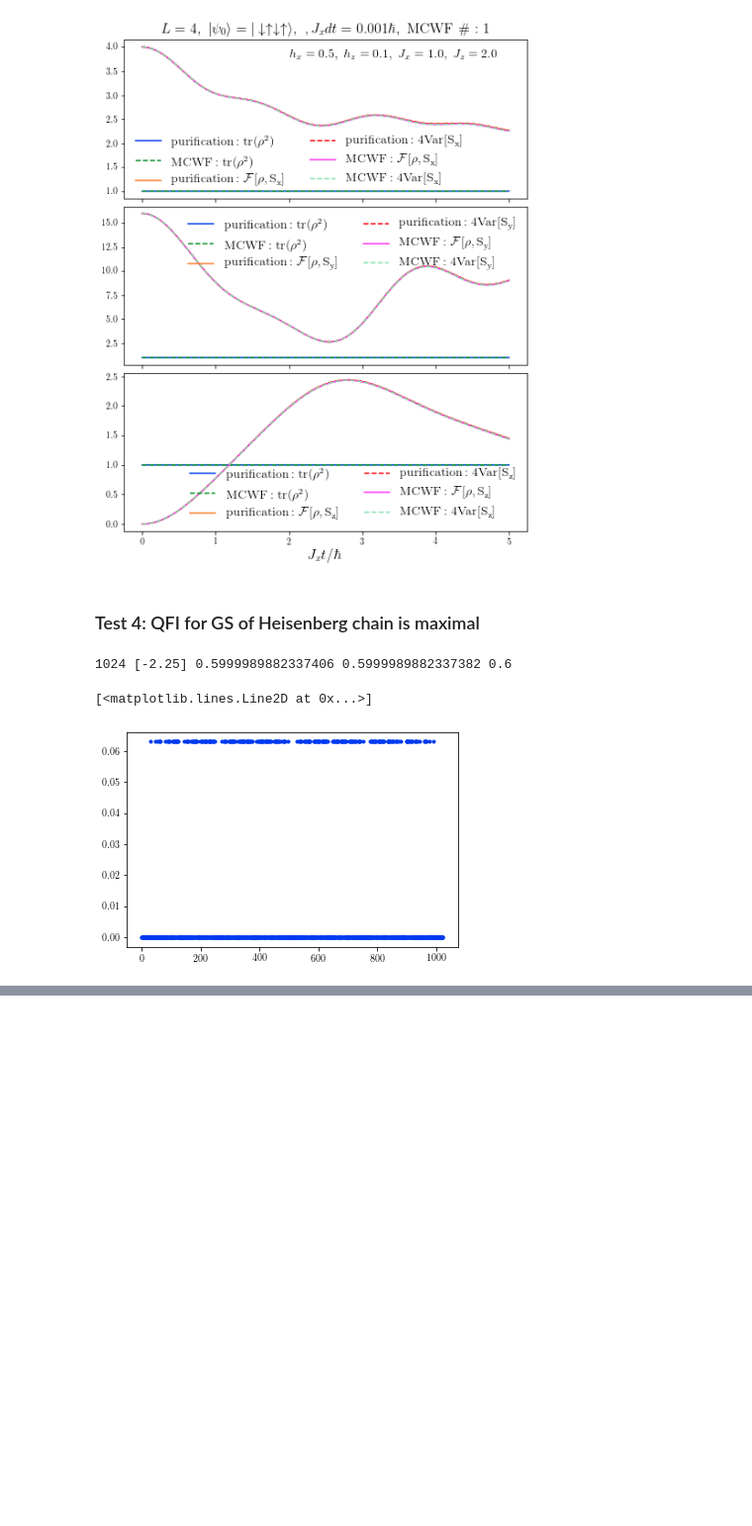
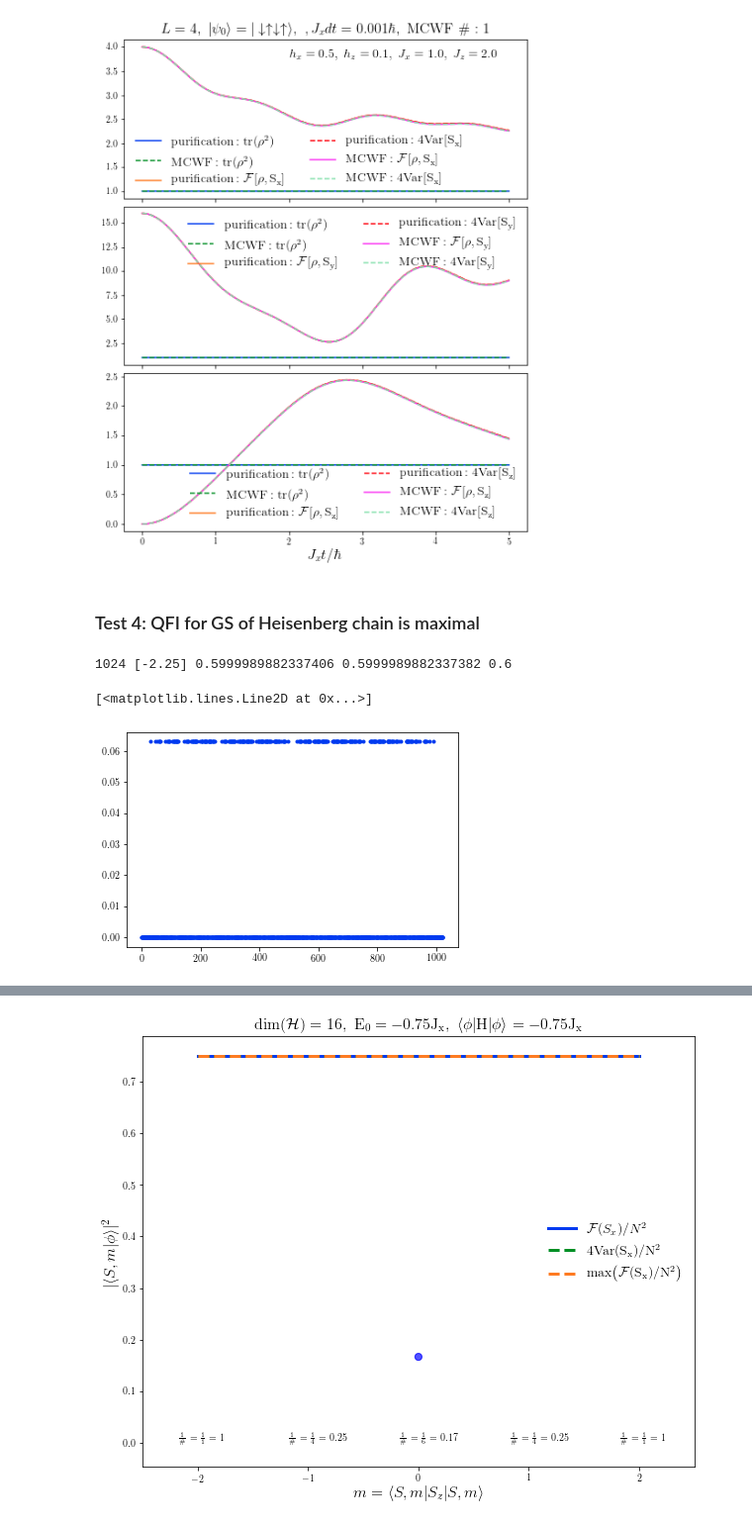
Before and after one commit to nataliejpg/QuantumResourceEstimation, a Jupyter notebook: exact_diagonalisation/XXZ_ED_Lindblad_Purification.ipynb, the cells around one changed output, grey strips where cells are left out. Shown at 99% size. Cells and saved outputs as stored; diff of their text form; code cells hidden in the pictures; blank space fills up the shorter version.

```diff
--- a/exact_diagonalisation/XXZ_ED_Lindblad_Purification.ipynb
+++ b/exact_diagonalisation/XXZ_ED_Lindblad_Purification.ipynb
@@ -1360,0 +1466,67 @@ plt.plot(np.abs(GS), '.')
+# %%
+# Build different GS
+GSs = np.zeros((np.size(GS), p['N']+1), dtype=complex)
+
+# build all basis states of |S,m> manifold, where S = N/2
+S = p['N']/2
+for i, m in enumerate(np.arange(start=S, stop=-(S+1), step=-1)):
+    counter = 0
+    for s in state_table:
+        if np.sum(np.asarray(int_to_state(p,s)) - 0.5) == m:
+            GSs[state_table.index(s),i] = 1.0
+            counter += 1
+    GSs[:,i] /= np.sqrt(counter)
+# %%
+inds = np.array([2])
+for i in range(len(inds)):
+    if i == 0:
+        phi = GSs[:,inds[i]] / np.sqrt(len(inds))
+    else:
+        phi += GSs[:,inds[i]] / np.sqrt(len(inds))
+
+# compute energy
+Energy = np.real(expct_val(H.toarray(), phi)) if np.imag(expct_val(H.toarray(), phi)) < p['tol'] else Nan
+# compute QFI for the generator
+QFI = quantum_fisher_info(build_densitymatrix(phi), Sx, p['tol'])[0]
+
+# compute variance of generator
+Var = (expct_val(Sx.dot(Sx), phi) - expct_val(Sx, phi)**2)
+
+# GS upper bound
+QFI_max = 4 * (p['N']/2) * (p['N']/2 + 1) / 2
+
+
+plt.figure(figsize=(10,8))
+rgba_colors = np.zeros((len(Stotal),4))
+# for blue the third column needs to be one
+rgba_colors[:,2] = 1.0
+# the fourth column needs to be your alphas
+rgba_colors[:, 3] = np.abs(phi.flatten())**2
+
+# plot GS manifold basis state weights
+# plt.plot(Stotal, np.abs(phi)**2, 'o', alpha=0.25, markersize=10)
+plt.scatter(Stotal, np.abs(phi)**2, s=50, marker='o', color=rgba_colors)
+
+# plot QFI(Sx)
+plt.plot(np.array([-S, S]), QFI/(p['N']**2) * np.array([1, 1]), '-', linewidth=3, \
+         label=r'$\mathcal{F}(S_{x})/N^{2}$')
+# plot 4*Var(Sx)
+plt.plot(np.array([-S, S]), 4*np.real(Var)/(p['N']**2) * np.array([1, 1]), '--', linewidth=3, \
+         label=r'$4\rm{Var}(S_{x})/N^{2}$')
+# plot max{QFI(Sx)}
+plt.plot(np.array([-S, S]), QFI_max/(p['N']**2) * np.array([1, 1]), '--', linewidth=3, \
+        label=r'$\rm{max}\Big(\mathcal{F}(S_{x})/N^{2}\Big)$')
+
+# add multiplicity label
+for i in range(p['N']+1):
+    plt.text(p['N']/2 - i - 0.17, 0.0, r'$\frac{1}{\#} = \frac{1}{%i} = %.2g$' % \
+             (scipy.special.binom(p['N'],i), 1/scipy.special.binom(p['N'],i)))
+
+plt.xlabel(r'$m = \langle S,m|S_{z}|S,m\rangle$', fontsize=16);
+plt.ylabel(r'$|\langle S,m|\phi\rangle|^{2}$', fontsize=16);
+plt.title(r'$\rm{dim}(\mathcal{H})=%i, ~ E_{0} = %.2fJ_{x}, ~ \langle\phi|H|\phi\rangle = %.2fJ_{x}$' % \
+          (len(state_table), E0, Energy), fontsize=16);
+plt.legend(fontsize=14);
+plt.xlim([-p['N']/2 - 0.5, p['N']/2 + 0.5]);
+# %% [output]
+[figure, added]
```
Also changed, not shown: parts of 5 cells of this notebook.
